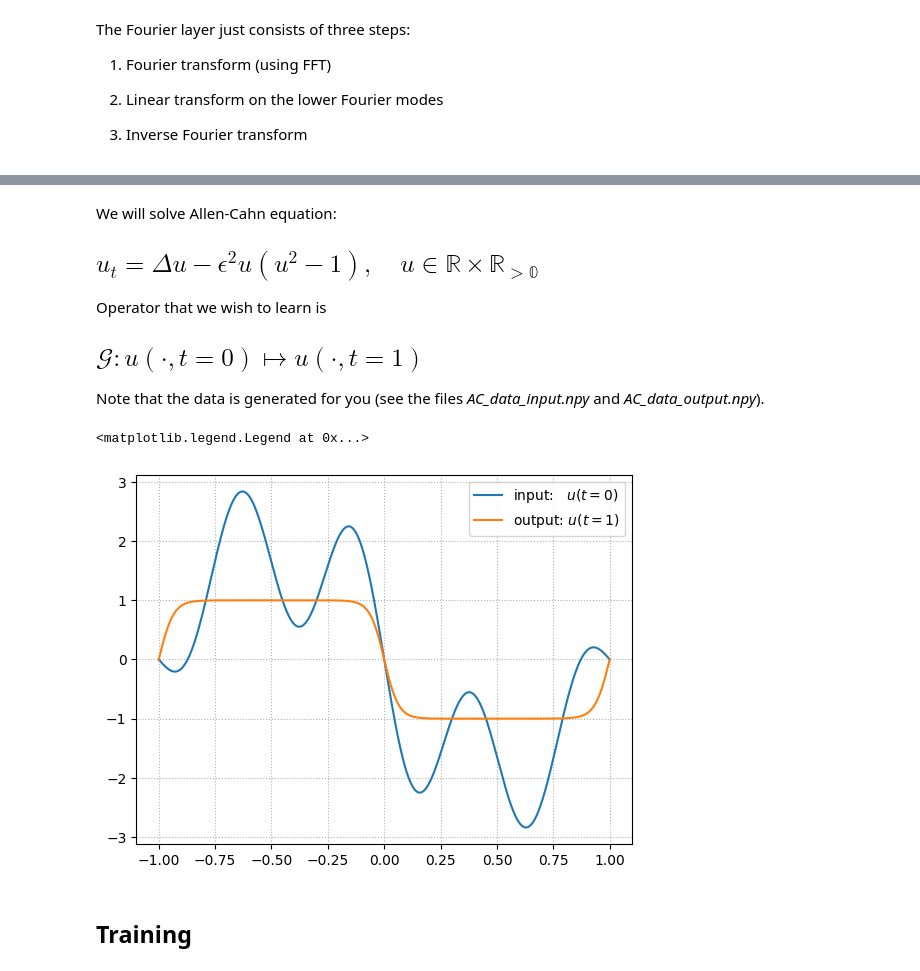
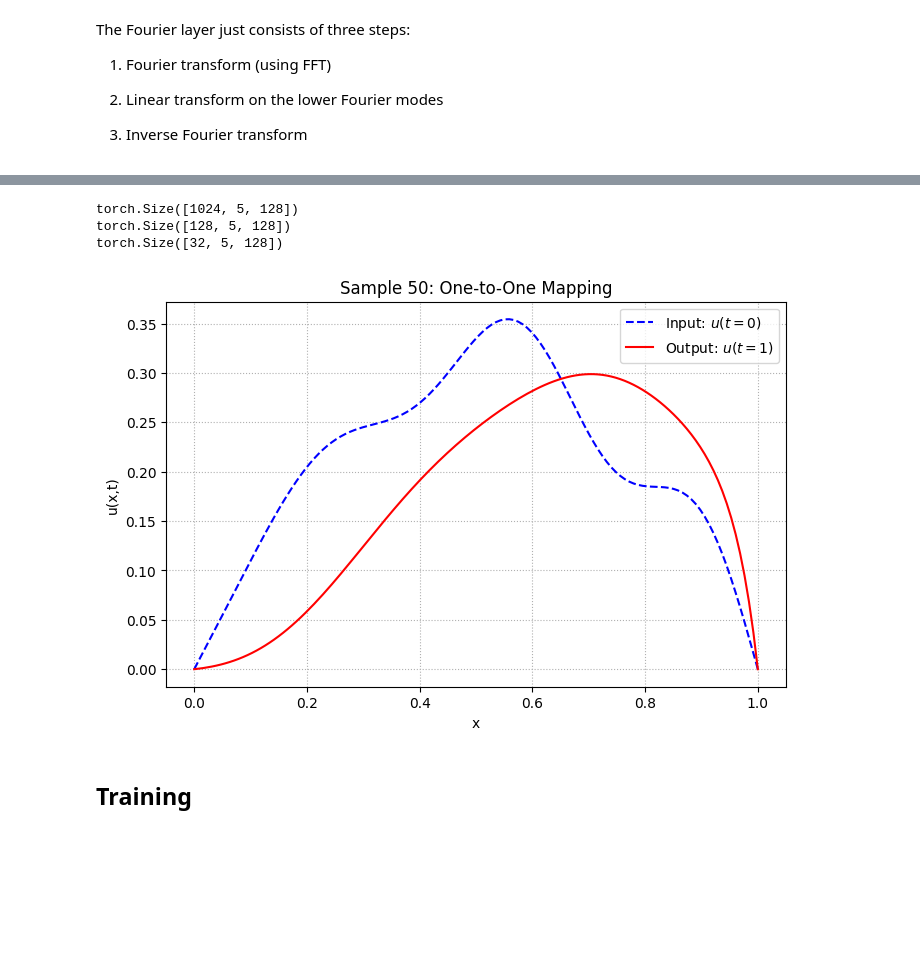
Before and after one commit to S1ntax3rror/AIinScienceAndEng26, a Jupyter notebook: FNO_for_DynamicalSystem/FNO_for_a_dynamical_system.ipynb, the cells around one changed output, grey strips where cells are left out. Cells and saved outputs as stored; diff of their text form; code cells hidden in the pictures; blank space fills up the shorter version.

```diff
--- a/FNO_for_DynamicalSystem/FNO_for_a_dynamical_system.ipynb
+++ b/FNO_for_DynamicalSystem/FNO_for_a_dynamical_system.ipynb
@@ -148,13 +116,3 @@ class FNO1d(nn.Module):
-# %% [markdown]
-We will solve Allen-Cahn equation:
-
-## $u_t = \Delta u - ϵ^2 u (u^2 - 1),\quad u\in\mathbb{R}×\mathbb{R_{>0}}$
-
-Operator that we wish to learn is
-
-## $\mathcal{G}: u(\cdot, t = 0) \mapsto  u(\cdot, t = 1)$
-
-Note that the data is generated for you (see the files *AC_data_input.npy* and *AC_data_output.npy*).
 # %%
 torch.manual_seed(0)
 np.random.seed(0)
@@ -190,12 +119,41 @@ testing_set = DataLoader(TensorDataset(input_function_test, output_function_test
-# %%
-id_sample = 32
-
-plt.plot(np.linspace(-1,1,input_function_train.shape[1]),input_function_train[id_sample,:,0], label = "input:   $u(t = 0)$")
-plt.plot(np.linspace(-1,1,input_function_train.shape[1]),output_function_train[id_sample,:], label = "output: $u(t = 1)$")
-plt.grid(True, which="both", ls=":")
-plt.legend()
-# %% [output]
-<matplotlib.legend.Legend at 0x...>
-[figure, removed]
+# %%
+# Load the data
+data_train_128 = torch.from_numpy(np.load("Data/data_train_128.npy")).type(torch.float32)
+data_test_128 = torch.from_numpy(np.load("Data/data_test_128.npy")).type(torch.float32)
+data_val_128 = torch.from_numpy(np.load("Data/data_val_128.npy")).type(torch.float32)
+
+print(data_train_128.shape)
+print(data_test_128.shape)
+print(data_val_128.shape)
+
+batch_size = 32
+
+training_set = DataLoader(TensorDataset(data_train_128[:, 0, :], data_train_128[:, 4, :]), batch_size=batch_size, shuffle=True)
+validation_set = DataLoader(TensorDataset(data_val_128[:, 0, :], data_val_128[:, 4, :]), batch_size=batch_size, shuffle=False)
+testing_set = DataLoader(TensorDataset(data_test_128[:, 0, :], data_test_128[:, 4, :]), batch_size=batch_size, shuffle=False)
+# %% [output]
+torch.Size([1024, 5, 128])
+torch.Size([128, 5, 128])
+torch.Size([32, 5, 128])
+# %%
+id_sample = 50
+num_spatial_points = data_train_128.shape[2]
+x = np.linspace(0, 1, num_spatial_points)
+
+u_input  = data_train_128[id_sample, 0, :]
+u_output = data_train_128[id_sample, 4, :]
+
+plt.figure(figsize=(8, 5))
+plt.plot(x, u_input, label=r"Input: $u(t=0)$", color='blue', linestyle='--')
+plt.plot(x, u_output, label=r"Output: $u(t=1)$", color='red')
+
+plt.grid(True, ls=":")
+plt.xlabel("x")
+plt.ylabel("u(x,t)")
+plt.legend()
+plt.title(f"Sample {id_sample}: One-to-One Mapping")
+plt.show()
+# %% [output]
+[figure, added]
 # %%
 learning_rate = 0.001
```
Also changed, not shown: parts of 26 cells of this notebook, 1 other file.
